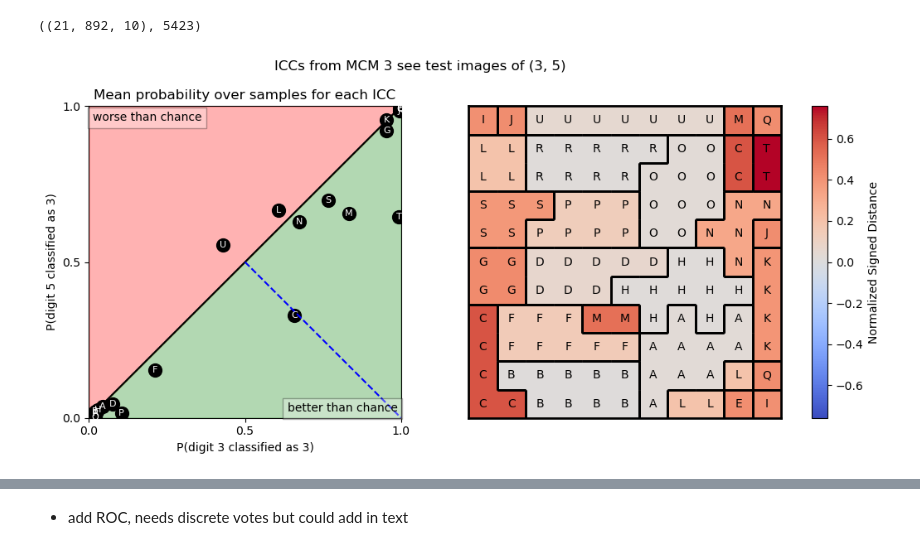
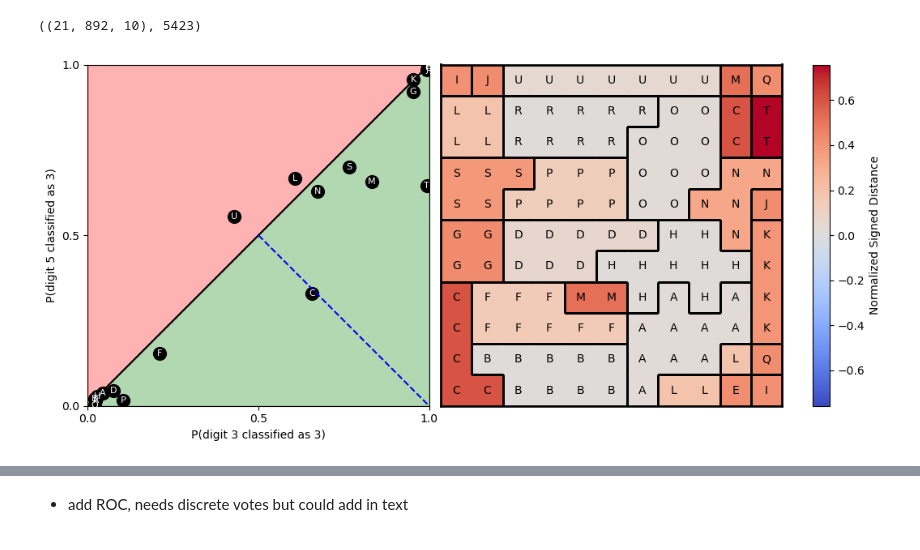
Before and after one commit to PaulHosek/MCM_classifier, a Jupyter notebook: Classifier_1/mcm/paper_plots/plots_indicative_icc.ipynb, the cells around one changed output, grey strips where cells are left out. Saved outputs shown, nothing was run; the diff lists cells and outputs as text; code cells hidden in the pictures.

```diff
--- a/Classifier_1/mcm/paper_plots/plots_indicative_icc.ipynb
+++ b/Classifier_1/mcm/paper_plots/plots_indicative_icc.ipynb
@@ -132,41 +132,47 @@ axs[0].set_ylabel(f"P(digit {cat_b} classified as {cat_a})")
 # axs[0].set_xlabel(f"P({cat_a} is a {cat_a})")
 
 
-axs[0].set_title(f"Mean probability over samples for each ICC")
 # axs[0].set_ylabel(f"P(Img = {cat_a}| ICC X) for image digit {cat_b}")
 # axs[0].set_title('Scatter Plot of state likelihoods for iccs in MCM 3')
 axs[0].set_xlim(0, 1)
 axs[0].set_ylim(0, 1)
 
-axs[0].text(.012, .982, "worse than chance", ha='left', va='top', bbox=dict(facecolor='white',alpha=.3))
-axs[0].text(.989, .012, "better than chance", ha='right', va='bottom', bbox=dict(facecolor='white',alpha=.3))
+# axs[0].text(.012, .982, "worse than chance", ha='left', va='top', bbox=dict(facecolor='white',alpha=.3)) # inside the plot
+# axs[0].text(.989, .012, "better than chance", ha='right', va='bottom', bbox=dict(facecolor='white',alpha=.3))
+
+# axs[0].text(.012, .982, "worse than chance", ha='left', va='top', bbox=dict(facecolor='white',alpha=.3))
+# axs[0].text(.95, -.05, "better than chance", ha='right', va='bottom', bbox=dict(facecolor='white',alpha=.3))
 # axs[0].legend(bbox_to_anchor=(1, 1), loc='upper left')
 # axs[0].legend(bbox_to_anchor=(.5, -0.2), loc='center', ncol=2)
 
 
 
 
 # partition map for distances to decision bounary
 plt.subplots_adjust(wspace=-.7)
 
 axs[1].set_aspect('equal')
 comms = myplot.generate_icc_comms_map(all_MCM[mcm_index])
 distances = utils.normalised_signed_distance_decisionbound(avg_prob, cat_a, cat_b)
 dist_map = distances[comms]
 im = myplot.partition_map(plt.gca(), dist_map,myplot.int_to_letters(comms),myplot.find_borders(comms), cbar=False)
 plt.colorbar(im, ax=axs[1]).set_label('Normalized Signed Distance')
 # plt.title("Normalized signed distance to decision boundary (3v5).", fontsize=11)
-fig.suptitle(f"ICCs from MCM {cat_a} see test images of {(cat_a, cat_b)}")
+
+
+
+# axs[0].set_title(f"Mean probability over samples for each ICC")
+# fig.suptitle(f"ICCs from MCM {cat_a} see test images of {(cat_a, cat_b)}")
 plt.tight_layout()
 # plt.savefig("../figures/paper_decib_and_map.png", dpi=300, bbox_inches="tight")
 
 
 # CLelia
 # upper right pixels are outside of the image, most black. As we go down diagnaolly get more center. Lower lit, larger.
 # remove color points
 # 3 has been seen, 5 has not been seen -> 5 is test data, 3 is train data
 
 
 # digt 3 test vs. train in axis. Can Digithow much bias there is from smoothening. Appendix. WHy choose alhs.
 # %% [output]
-[figure, old version]
+[figure, new version]
```
Also changed, not shown: parts of 2 cells of this notebook.
